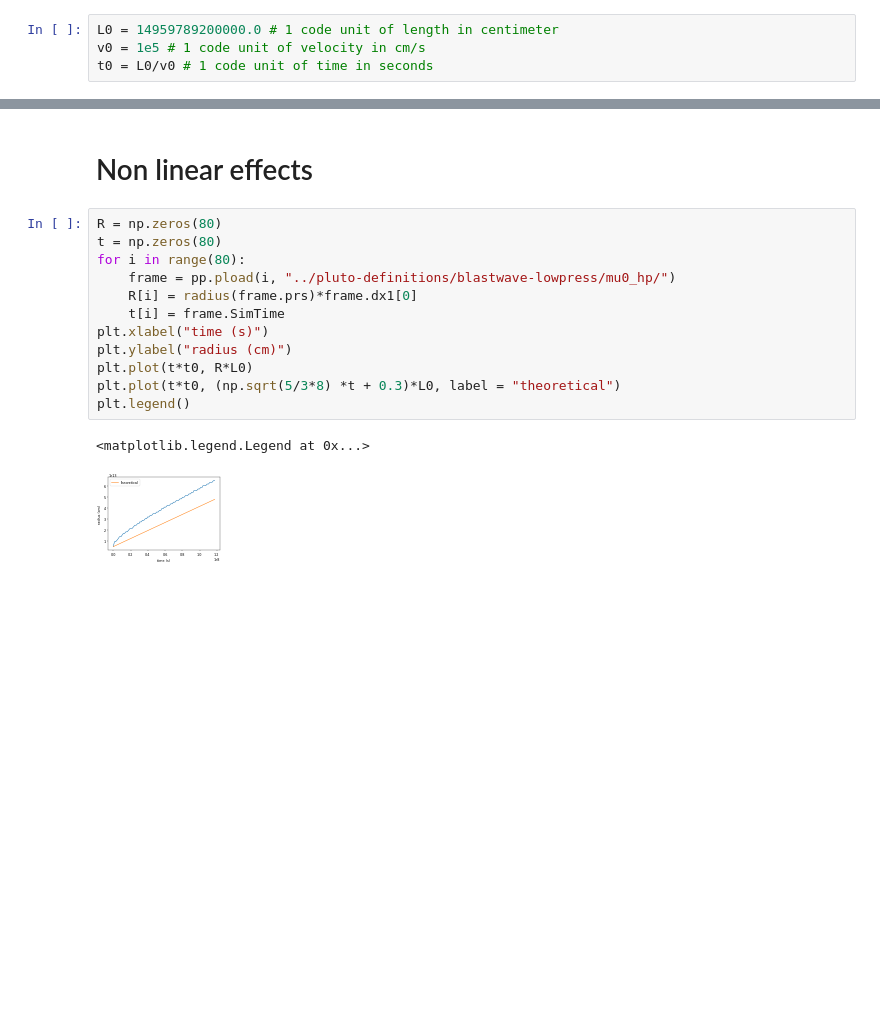
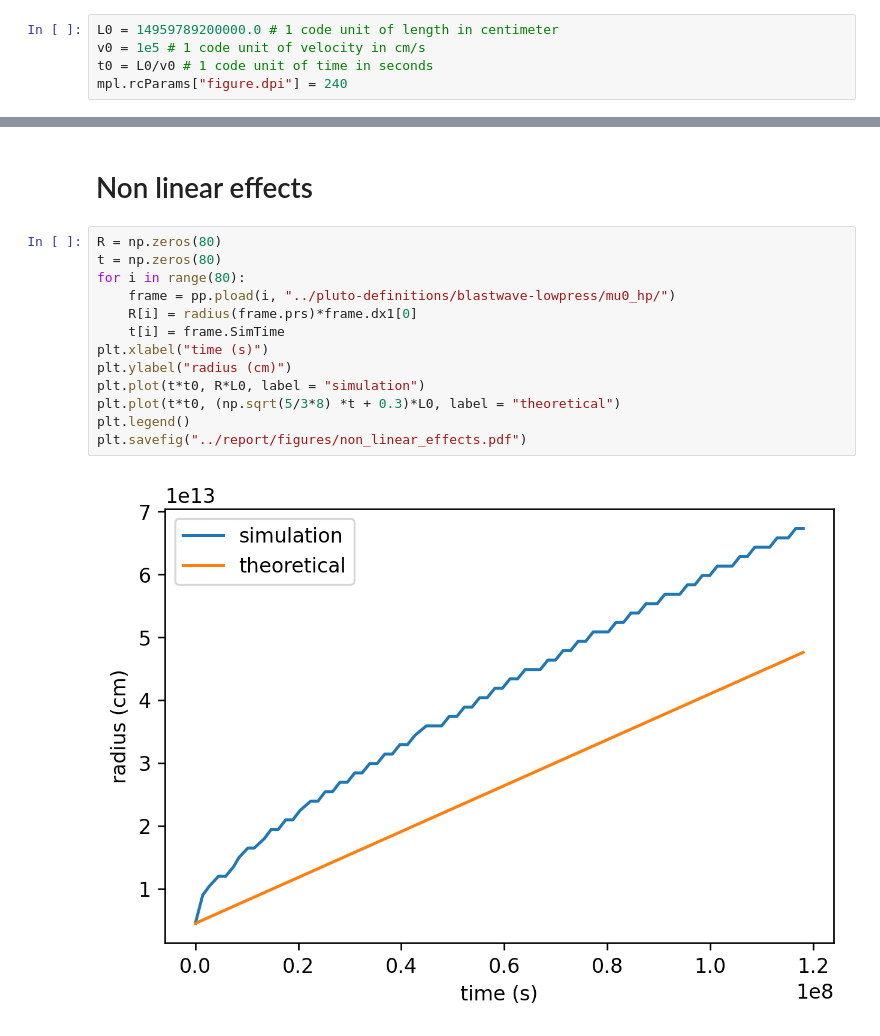
Before and after one commit to MichaelMaex/eindproject-2, a Jupyter notebook: notebooks/Blastwavelowpress.ipynb, the cells around one changed output, grey strips where cells are left out. Saved outputs shown, nothing was run; the diff lists cells and outputs as text; blank space fills up the shorter version.

```diff
--- a/notebooks/Blastwavelowpress.ipynb
+++ b/notebooks/Blastwavelowpress.ipynb
@@ -13,6 +13,7 @@ SyntaxError: invalid syntax (<ipython-input-35-c58372c56f1b>, line 3)
 L0 = 14959789200000.0 # 1 code unit of length in centimeter
 v0 = 1e5 # 1 code unit of velocity in cm/s
 t0 = L0/v0 # 1 code unit of time in seconds
+mpl.rcParams["figure.dpi"] = 240
 # %%
 def radius(img):
     domainsize = len(img)
@@ -52,15 +53,15 @@ plt.imshow(frame.prs)
 # %%
 R = np.zeros(80)
 t = np.zeros(80)
 for i in range(80):
     frame = pp.pload(i, "../pluto-definitions/blastwave-lowpress/mu0_hp/")
     R[i] = radius(frame.prs)*frame.dx1[0]
     t[i] = frame.SimTime
 plt.xlabel("time (s)")
 plt.ylabel("radius (cm)")
-plt.plot(t*t0, R*L0)
+plt.plot(t*t0, R*L0, label = "simulation")
 plt.plot(t*t0, (np.sqrt(5/3*8) *t + 0.3)*L0, label = "theoretical")
 plt.legend()
+plt.savefig("../report/figures/non_linear_effects.pdf")
 # %% [output]
-<matplotlib.legend.Legend at 0x...>
-[figure, old version]
+[figure, new version]
```
Also changed, not shown: 19 other files.
